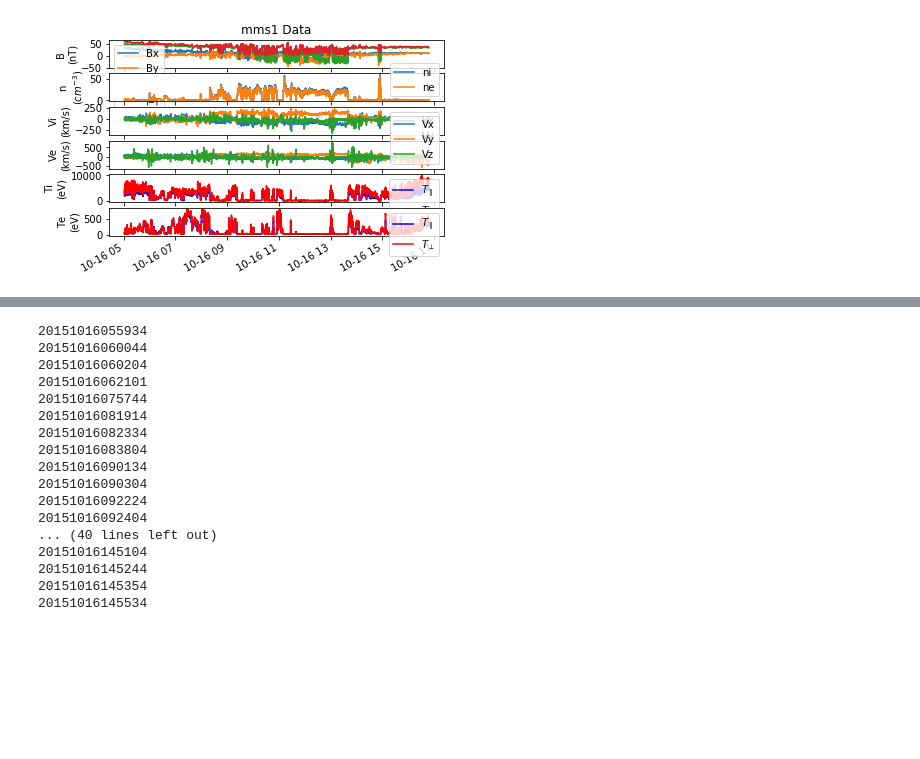
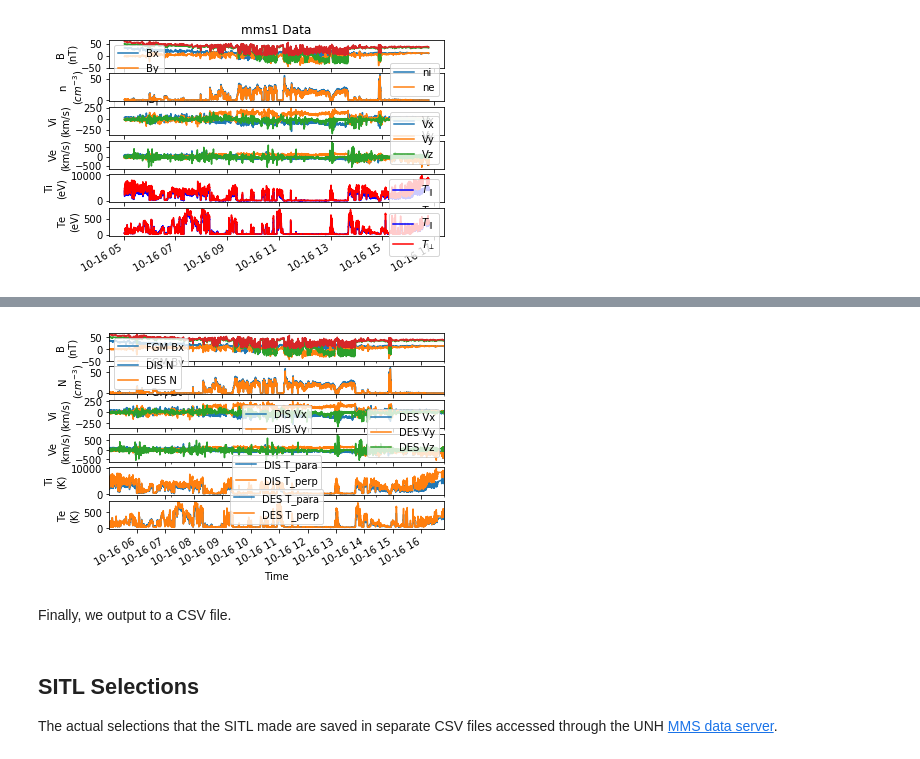
Before and after one commit to argallmr/pymms, a Jupyter notebook: mms_ml_data2csv.ipynb, the cells around one changed output, grey strips where cells are left out. Cells and saved outputs as stored; diff of their text form; code cells hidden in the pictures; blank space fills up the shorter version.

Commit message:
Plot data via pandas just prior to writing CSV file.

```diff
--- a/mms_ml_data2csv.ipynb
+++ b/mms_ml_data2csv.ipynb
@@ -417,26 +421,45 @@ The actual selections that the SITL made are indicated by the start times of the
-# %%
-# Open file and write data
-sdc.instr = 'fpi'
-sdc.mode = 'brst'
-sdc.level = 'l2'
-sdc.optdesc = 'dis-moms'
-sitl_selections = [parts[5] for parts in mms_utils.parse_filename(sdc.FileNames())]
-print(*sitl_selections, sep='\n')
-# %% [output]
-20151016055934
-20151016060044
-20151016060204
-20151016062101
-20151016075744
-20151016081914
-20151016082334
-20151016083804
-20151016090134
-20151016090304
-20151016092224
-20151016092404
-... (40 lines left out)
-20151016145104
-20151016145244
-20151016145354
-20151016145534
+# %%
+# Visualize the data
+fig, ax = plt.subplots(nrows=6, ncols=1, squeeze=False)
+
+fig.autofmt_xdate()
+
+# Magnetic field
+data.plot('Time', 'FGM Bx', ax=ax[0,0], sharex=True)
+data.plot('Time', 'FGM By', ax=ax[0,0], sharex=True)
+data.plot('Time', 'FGM Bz', ax=ax[0,0], sharex=True)
+data.plot('Time', 'FGM Bt', ax=ax[0,0], sharex=True)
+ax[0,0].set_ylabel('B\n(nT)')
+
+# Density
+data.plot('Time', 'DIS N', ax=ax[1,0], sharex=True)
+data.plot('Time', 'DES N', ax=ax[1,0], sharex=True)
+ax[1,0].set_ylabel('N\n($cm^{-3}$)')
+
+# DIS Velocity
+data.plot('Time', 'DIS Vx', ax=ax[2,0], sharex=True)
+data.plot('Time', 'DIS Vy', ax=ax[2,0], sharex=True)
+data.plot('Time', 'DIS Vz', ax=ax[2,0], sharex=True)
+ax[2,0].set_ylabel('Vi\n(km/s)')
+
+# DES Velocity
+data.plot('Time', 'DES Vx', ax=ax[3,0], sharex=True)
+data.plot('Time', 'DES Vy', ax=ax[3,0], sharex=True)
+data.plot('Time', 'DES Vz', ax=ax[3,0], sharex=True)
+ax[3,0].set_ylabel('Ve\n(km/s)')
+
+# DIS Temperature
+data.plot('Time', 'DIS T_para', ax=ax[4,0], sharex=True)
+data.plot('Time', 'DIS T_perp', ax=ax[4,0], sharex=True)
+ax[4,0].set_ylabel('Ti\n(K)')
+
+# DES Temperature
+data.plot('Time', 'DES T_para', ax=ax[5,0], sharex=True)
+data.plot('Time', 'DES T_perp', ax=ax[5,0], sharex=True)
+ax[5,0].set_ylabel('Te\n(K)')
+
+plt.show()
+# %% [output]
+[figure, added]
+# %% [markdown]
+Finally, we output to a CSV file.
@@ -442,0 +468,3 @@ print(*sitl_selections, sep='\n')
+# %% [markdown]
+## SITL Selections
+The actual selections that the SITL made are saved in separate CSV files accessed through the UNH [MMS data server](http://mmssitl.sr.unh.edu/sitl/).
```
Also changed, not shown: parts of 5 cells of this notebook.
